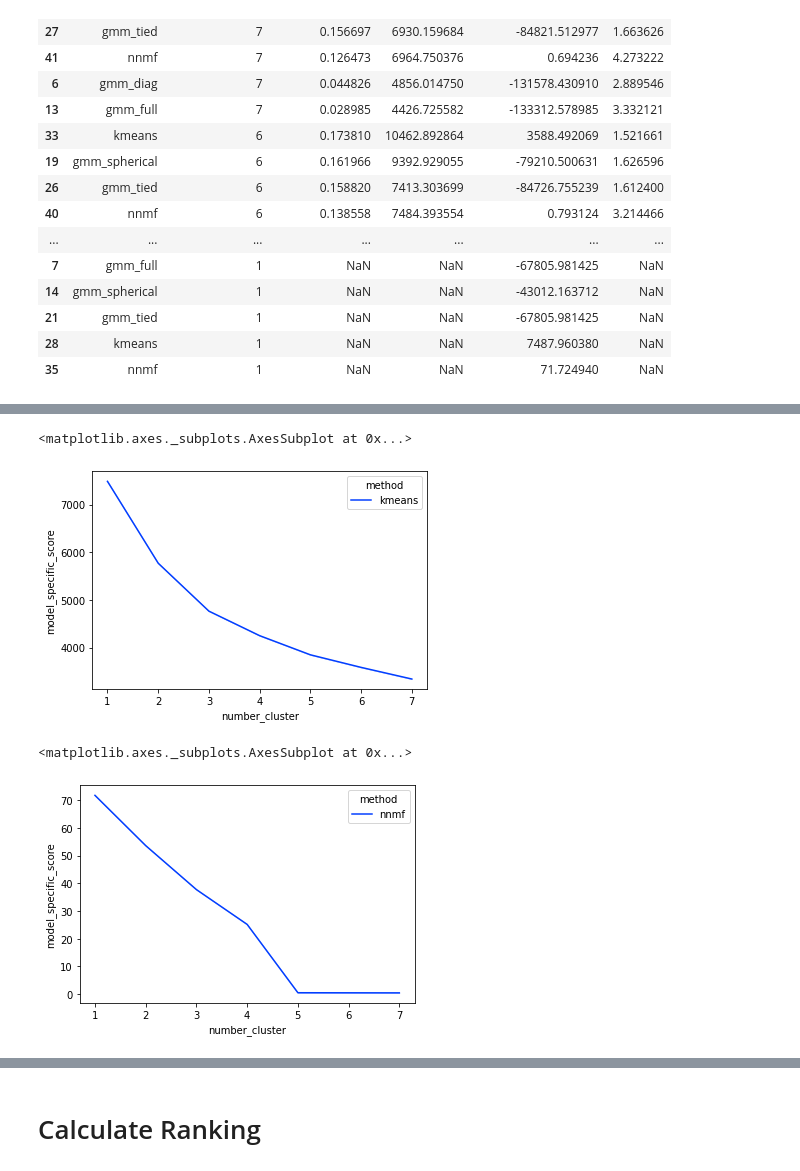
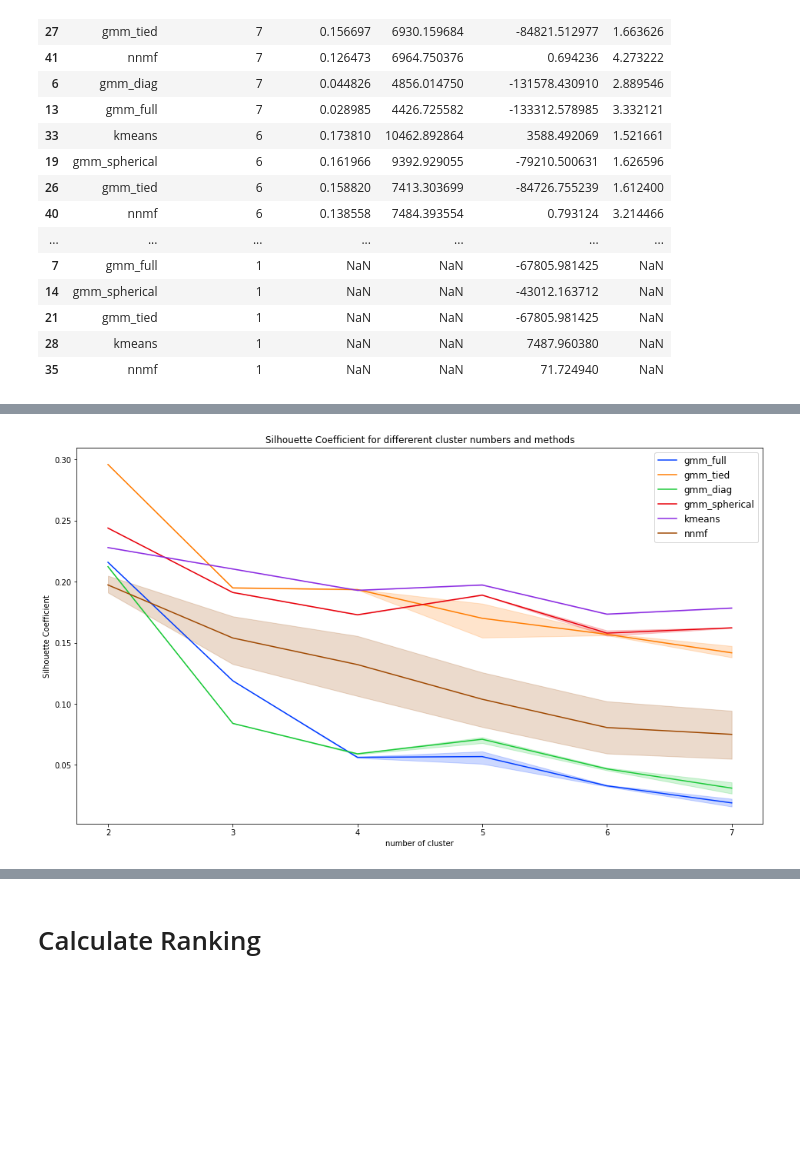
Before and after one commit to anuarsantoyo/master-thesis, a Jupyter notebook: clustering/Experiments_Clustering.ipynb, the cells around one changed output, grey strips where cells are left out. Saved outputs shown, nothing was run; the diff lists cells and outputs as text; code cells hidden in the pictures; blank space fills up the shorter version.

Commit message:
clustering experiment visualizations

```diff
--- a/clustering/Experiments_Clustering.ipynb
+++ b/clustering/Experiments_Clustering.ipynb
@@ -29,7 +29,7 @@ Mehrere Möglichkeiten:
 # Experiments
 To Do: Model specific score with 1 cluster
 # %%
-restart_experiments = True
+restart_experiments = False
 n_iterations = 10
 methods = ['gmm_full', 'gmm_tied', 'gmm_diag', 'gmm_spherical', 'kmeans', 'nnmf']
 list_n_cluster = np.arange(1,8,1)
@@ -145,10 +125,11 @@ sns.lineplot(data=df_results[df_results['method']!='kmeans'], x='number_cluster'
-# %%
-sns.lineplot(data=df_results[df_results['method']=='kmeans'], x='number_cluster', y='model_specific_score', hue='method', palette='bright') # Find elbow
-# %% [output]
-<matplotlib.axes._subplots.AxesSubplot at 0x...>
-[figure, removed]
-# %%
-sns.lineplot(data=df_results[df_results['method']=='nnmf'], x='number_cluster', y='model_specific_score', hue='method', palette='bright') # Find elbow
-# %% [output]
-<matplotlib.axes._subplots.AxesSubplot at 0x...>
-[figure, removed]
+# %%
+fig, ax = plt.subplots(figsize=(16, 9))
+sns.lineplot(data=df_results, x='number_cluster', y='silhouette_score', hue='method', palette='bright') # Close to 1
+plt.title('Silhouette Coefficient for differerent cluster numbers and methods')
+ax.legend(loc='best', fontsize='large')
+ax.set_ylabel('Silhouette Coefficient')
+ax.set_xlabel('number of cluster')
+fig.savefig("images/clustering_silhouette_scores.png")
+plt.show()
+# %% [output]
+[figure, added]
```
Also changed, not shown: parts of 13 cells of this notebook, 7 other files.
